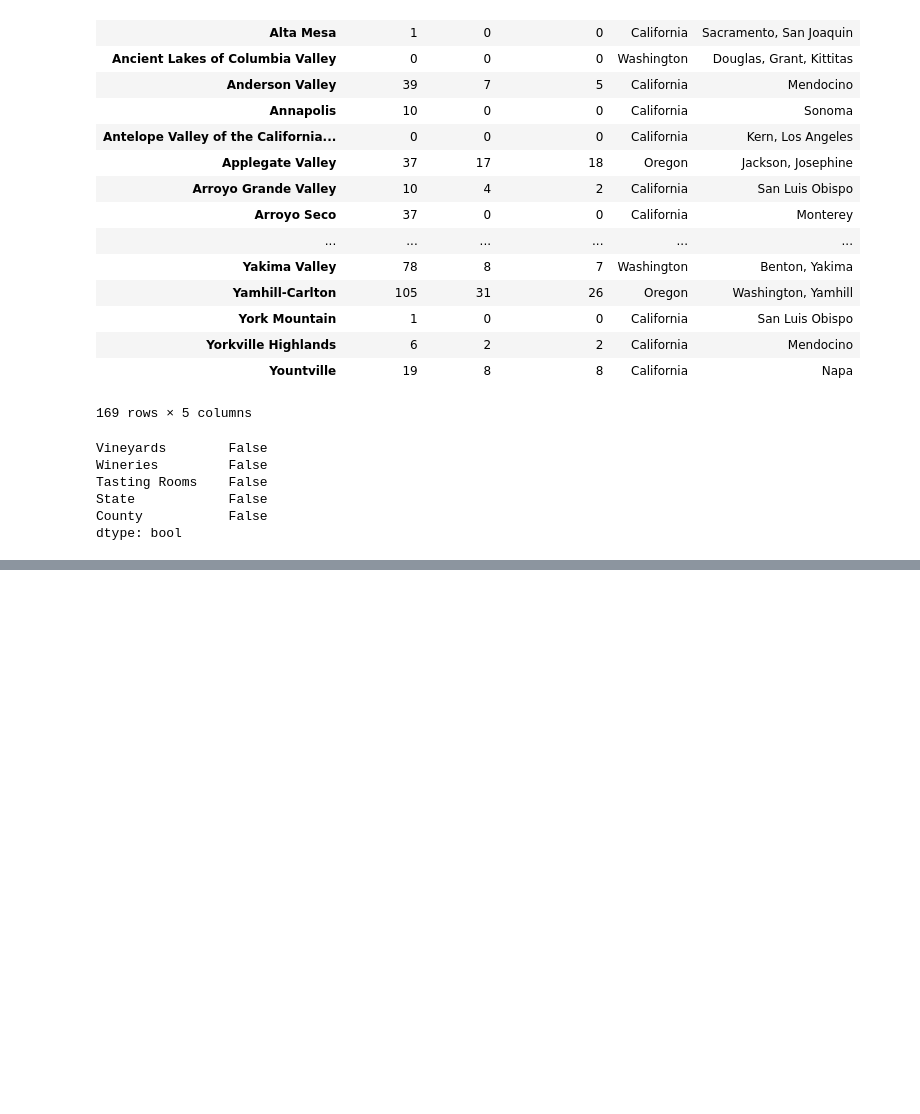
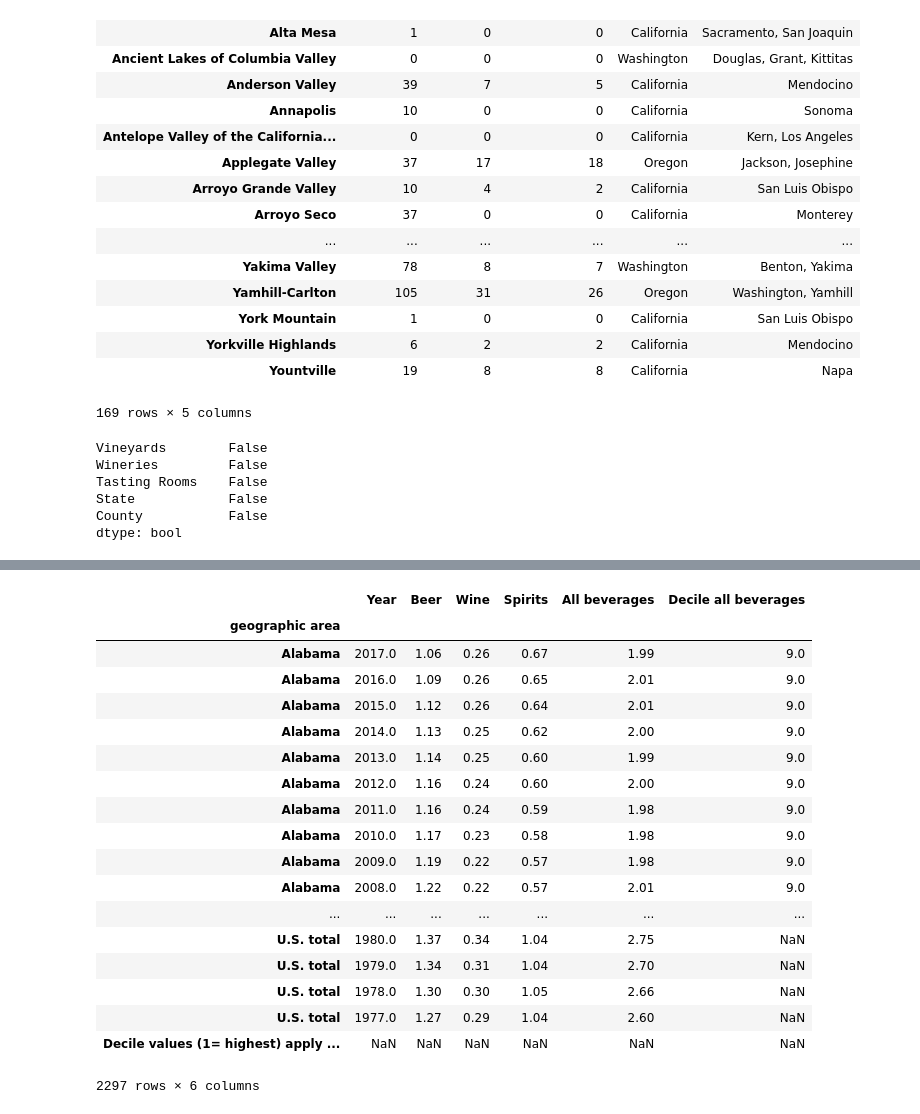
Before and after one commit to epayne323/ProjectOneRepo, a Jupyter notebook: Notebooks/Working_DataCleanup_RM.ipynb, the cells around one changed output, grey strips where cells are left out. Cells and saved outputs as stored; diff of their text form; code cells hidden in the pictures; blank space fills up the shorter version.

Commit message:
add per alcohol consumption by geo data clean file

```diff
--- a/Notebooks/Working_DataCleanup_RM.ipynb
+++ b/Notebooks/Working_DataCleanup_RM.ipynb
@@ -315,3 +315,6 @@ County           False
 dtype: bool
 # %%
 winereg_df.to_csv(os.path.join("..","Data","Clean","Wine_Regions_Clean.csv"))
+# %%
+file_alccongeo = pd.read_csv(os.path.join("..","Data","Raw","per_capita_alcohol_consumption_geographic_1977_2017.csv"), header=3)
+print(file_alccongeo)
@@ -317,0 +339,25 @@ winereg_df.to_csv(os.path.join("..","Data","Clean","Wine_Regions_Clean.csv"))
+# %%
+alcohol_consump_geo = pd.DataFrame(file_alccongeo)
+alcohol_consump_geo.set_index("geographic area", inplace = True)
+alcohol_consump_geo.rename(columns = {'all beverages':'Decile all beverages'}, inplace = True)
+alcohol_consump_geo
+# %% [output]
+|  | Year | Beer | Wine | Spirits | All beverages | Decile all beverages |
+| geographic area |  |  |  |  |  |  |
+| Alabama | 2017.0 | 1.06 | 0.26 | 0.67 | 1.99 | 9.0 |
+| Alabama | 2016.0 | 1.09 | 0.26 | 0.65 | 2.01 | 9.0 |
+| Alabama | 2015.0 | 1.12 | 0.26 | 0.64 | 2.01 | 9.0 |
+| Alabama | 2014.0 | 1.13 | 0.25 | 0.62 | 2.00 | 9.0 |
+| Alabama | 2013.0 | 1.14 | 0.25 | 0.60 | 1.99 | 9.0 |
+| Alabama | 2012.0 | 1.16 | 0.24 | 0.60 | 2.00 | 9.0 |
+| Alabama | 2011.0 | 1.16 | 0.24 | 0.59 | 1.98 | 9.0 |
+| Alabama | 2010.0 | 1.17 | 0.23 | 0.58 | 1.98 | 9.0 |
+| Alabama | 2009.0 | 1.19 | 0.22 | 0.57 | 1.98 | 9.0 |
+| Alabama | 2008.0 | 1.22 | 0.22 | 0.57 | 2.01 | 9.0 |
+| ... | ... | ... | ... | ... | ... | ... |
+| U.S. total | 1980.0 | 1.37 | 0.34 | 1.04 | 2.75 | NaN |
+| U.S. total | 1979.0 | 1.34 | 0.31 | 1.04 | 2.70 | NaN |
+| U.S. total | 1978.0 | 1.30 | 0.30 | 1.05 | 2.66 | NaN |
+| U.S. total | 1977.0 | 1.27 | 0.29 | 1.04 | 2.60 | NaN |
+| Decile values (1= highest) apply ... | NaN | NaN | NaN | NaN | NaN | NaN |
+2297 rows × 6 columns
```
Also changed, not shown: parts of 5 cells of this notebook, 2 other files.
